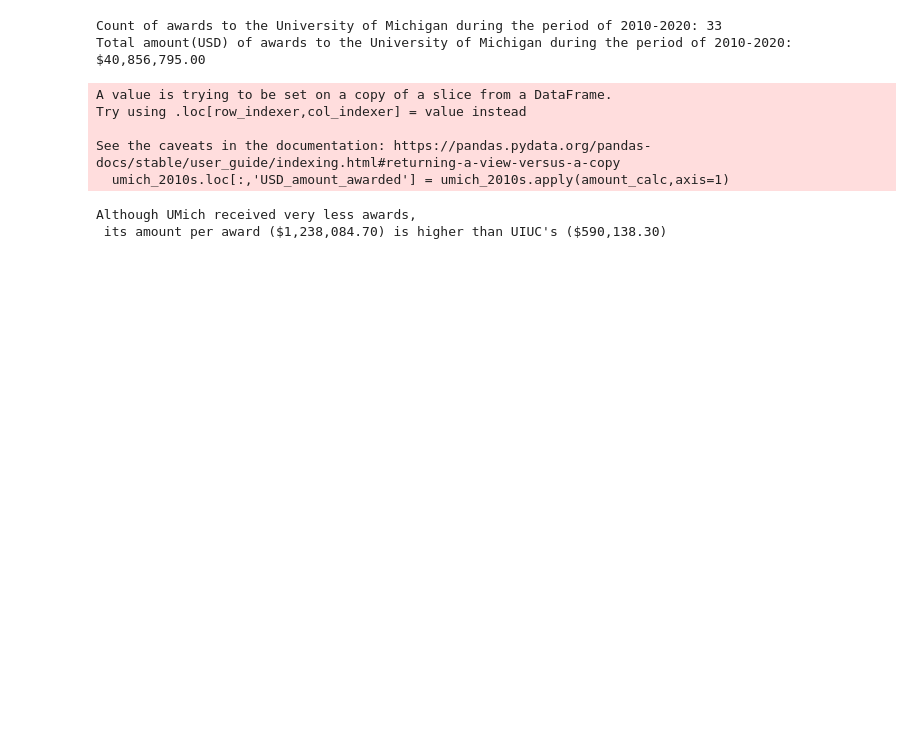
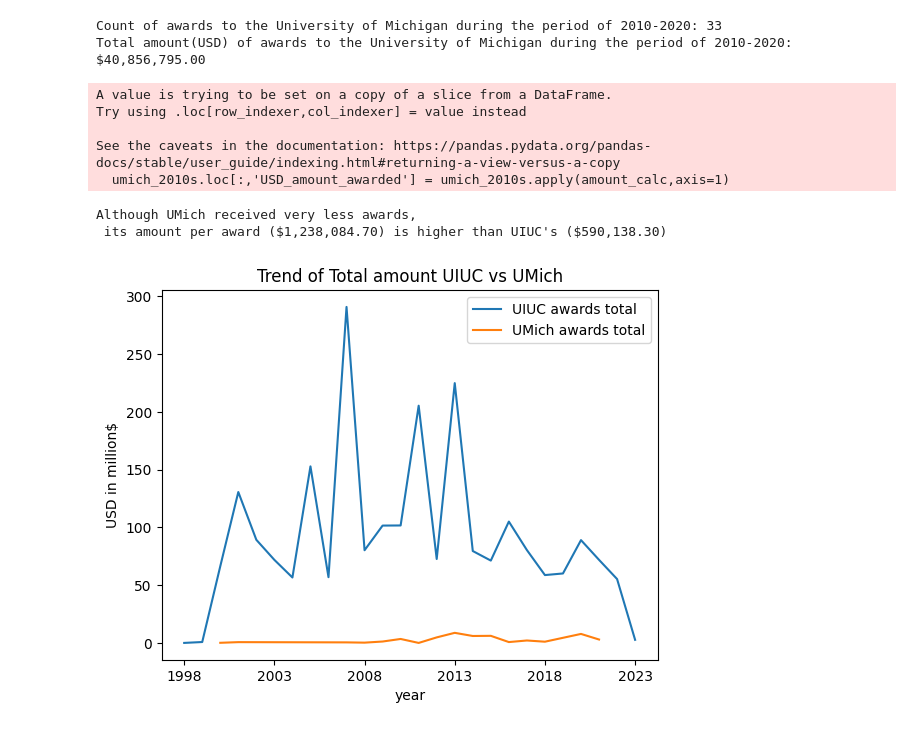
Before and after one commit to rik404/fdl_first_task, a Jupyter notebook: Miner.ipynb, the cells around one changed output. Cells and saved outputs as stored; diff of their text form; code cells hidden in the pictures; blank space fills up the shorter version.

Commit message:
graph

```diff
--- a/Miner.ipynb
+++ b/Miner.ipynb
@@ -131,3 +144,24 @@ print(f'Although UMich received very less awards,\n its amount per award ({forma
 # %% [output]
 Although UMich received very less awards,
  its amount per award ($1,238,084.70) is higher than UIUC's ($590,138.30)
+# %%
+uiuc_data['year'] = uiuc_data.start_date.str[0:4]
+umich_data['year'] = umich_data.start_date.str[0:4]
+# %%
+uiuc_data_years = uiuc_data[['year','amount_awarded']].groupby(['year'])['amount_awarded'].sum()
+umich_data_years = umich_data[['year','amount_awarded']].groupby(['year'])['amount_awarded'].sum()
+# %%
+import matplotlib.pyplot as plt
+
+plt.plot(uiuc_data_years.keys(), uiuc_data_years.values/1000000, label='UIUC awards total')
+plt.plot(umich_data_years.keys(), umich_data_years.values/1000000, label='UMich awards total')
+
+plt.xlabel('year')
+plt.ylabel('USD in million$')
+plt.title('Trend of Total amount UIUC vs UMich')
+plt.xticks(uiuc_data_years.keys()[::5])
+plt.legend()
+
+plt.show()
+# %% [output]
+[figure, added]
```
Also changed, not shown: parts of 2 cells of this notebook.
